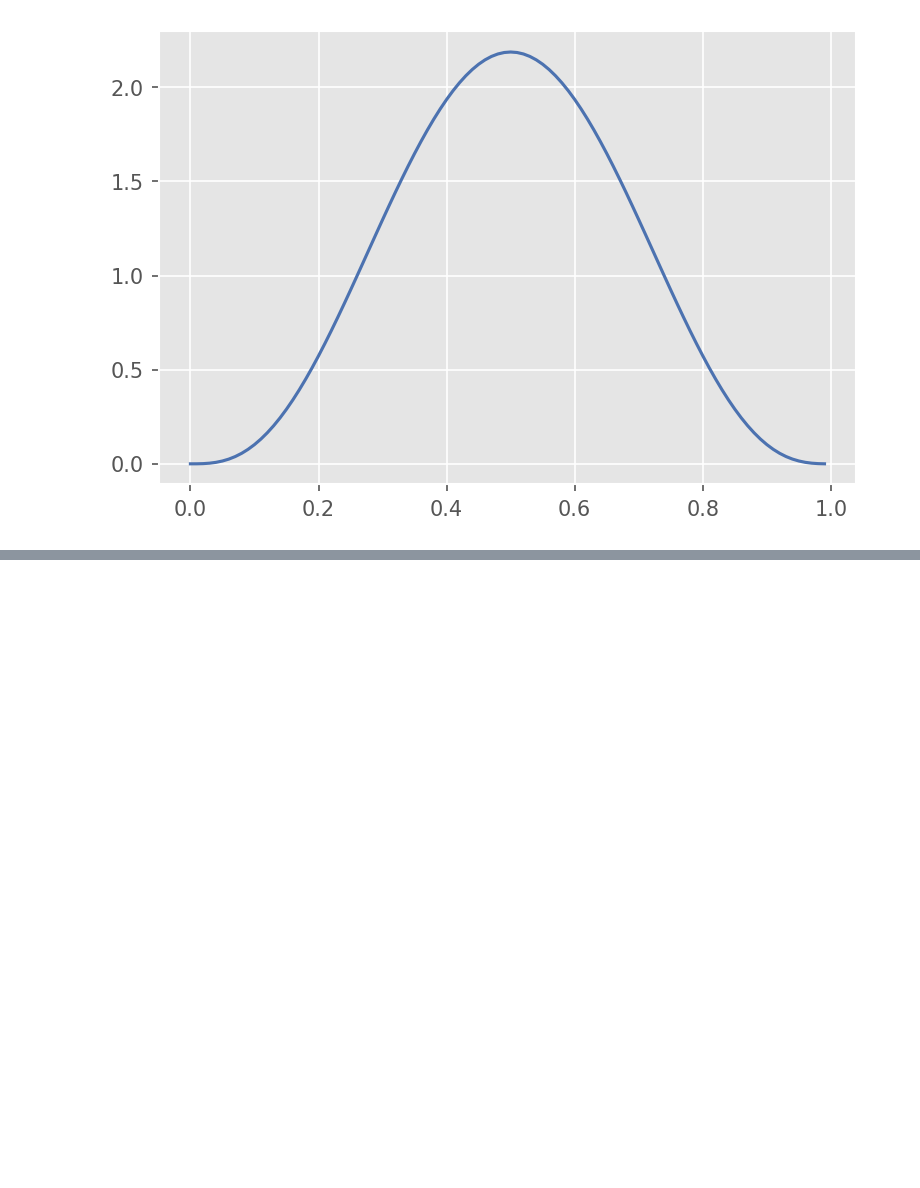
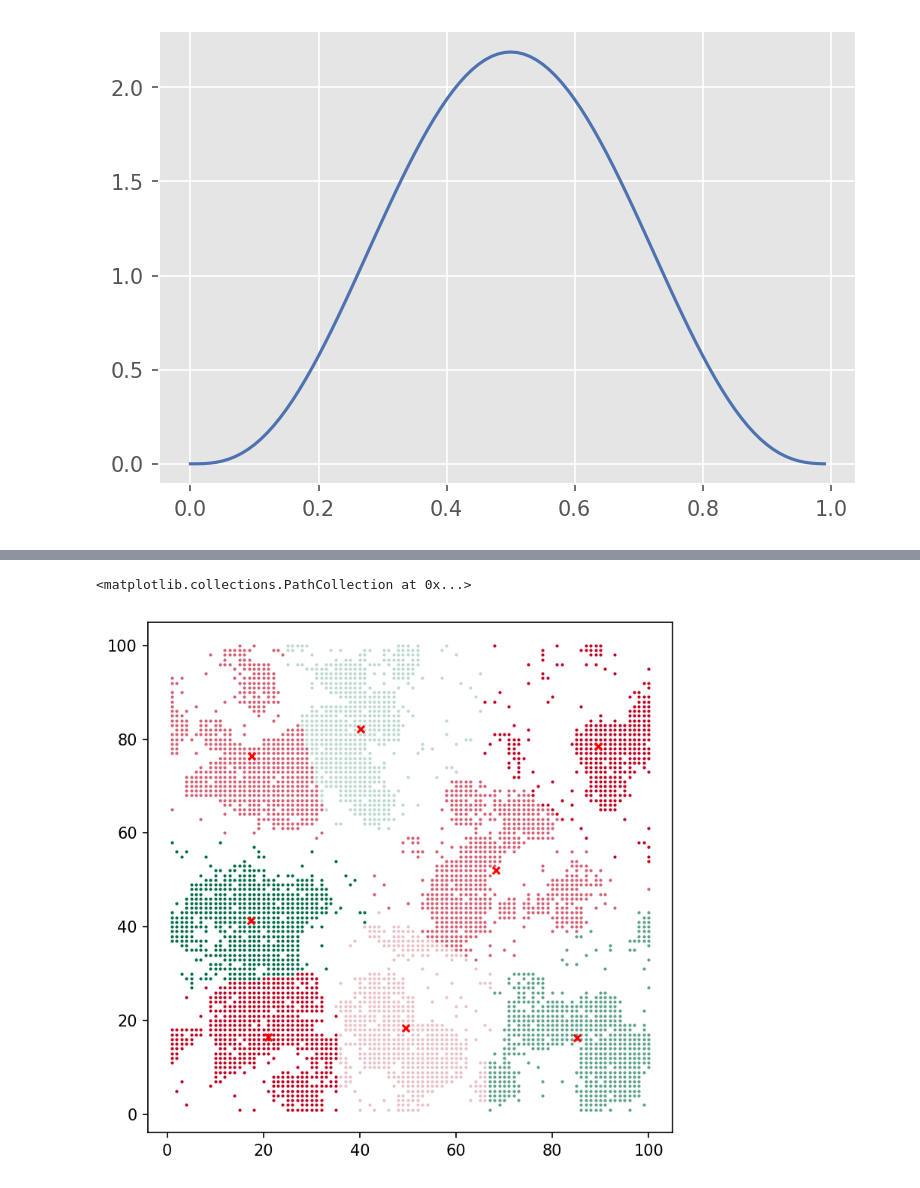
Before and after one commit to lquante/social_agent_based_modelling, a Jupyter notebook: notebooks/AdvancedAvantgardeModel.ipynb, the cells around one changed output, grey strips where cells are left out. Saved outputs shown, nothing was run; the diff lists cells and outputs as text; code cells hidden in the pictures; blank space fills up the shorter version.

```diff
--- a/notebooks/AdvancedAvantgardeModel.ipynb
+++ b/notebooks/AdvancedAvantgardeModel.ipynb
@@ -636,0 +675,18 @@ SyntaxError: invalid syntax (Temp/ipykernel_6620/3839055324.py, line 3)
+# %%
+
+n_clusters = 8
+kmeans = KMeans(random_state=10, n_clusters=n_clusters, algorithm='full')
+kmeans.fit(data)
+
+plt.figure(figsize=(6, 6))
+
+for i in range(n_clusters):
+    bunch = positive[kmeans.labels_ == i]
+    plt.scatter(bunch["x"], bunch["y"], s=1)
+
+# scatter centers
+centers = kmeans.cluster_centers_
+plt.scatter(centers[:, 0], centers[:, 1], marker='x', s=20, c='red')
+# %% [output]
+<matplotlib.collections.PathCollection at 0x...>
+[figure, added]
```
Also changed, not shown: parts of 14 cells of this notebook.
